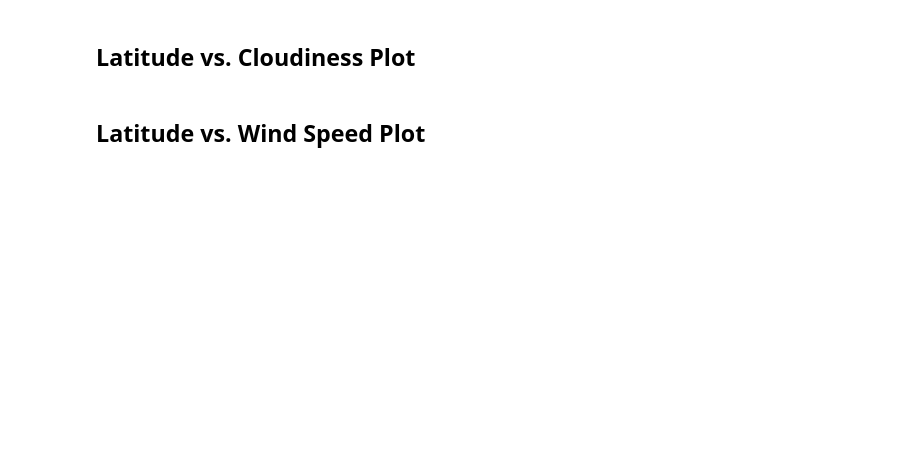
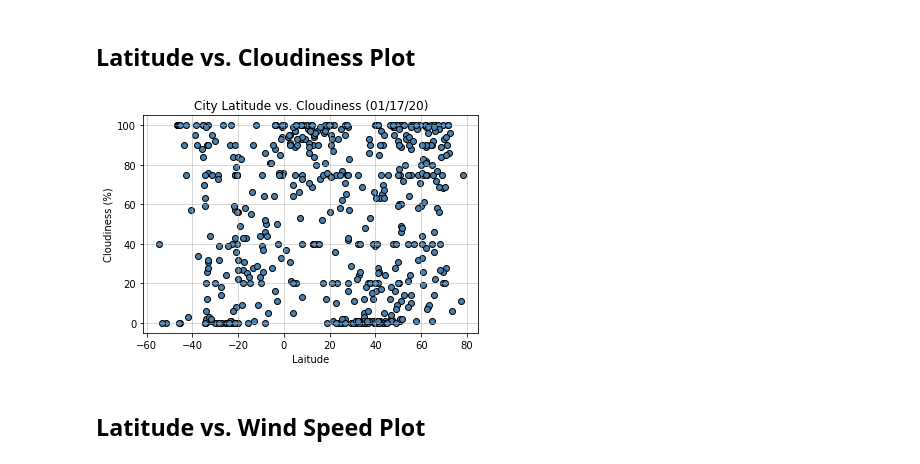
Before and after one commit to trevf002/python-api-challenge, a Jupyter notebook: WeatherPy/WeatherPy.ipynb, the cells around one changed output. Saved outputs shown, nothing was run; the diff lists cells and outputs as text; code cells hidden in the pictures; blank space fills up the shorter version.

```diff
--- a/WeatherPy/WeatherPy.ipynb
+++ b/WeatherPy/WeatherPy.ipynb
@@ -231,29 +200,16 @@ fig
 # %% [markdown]
 ## Latitude vs. Cloudiness Plot
 # %%
-
-# Create Latitude vs. Cloudiness Plot scatter plot
-plt.scatter(weather_list["Lat_List"], weather_list["cloudiness"], facecolor = "steelblue", edgecolor = "black")
-
-# Set title
+# Latitude vs Cloudiness
+plt.scatter(city_df["Lat_List"], city_df["cloudiness"], facecolor = "steelblue", edgecolor = "black")
 plt.title("City Latitude vs. Cloudiness (01/17/20)")
-
-# Set x axis label
 plt.xlabel("Laitude")
-
-# Set y axis label
 plt.ylabel("Cloudiness (%)")
-
-# Set y axis limit
 plt.ylim(-5,105)
-
-# Set grid line
 plt.grid(linestyle='-', linewidth=1, alpha = 0.5)
-
-# Save the plotted figure as .pngs
 plt.savefig("../Images/City Latitude vs Cloudiness.png")
-
-fig
+# %% [output]
+[figure, added]
 # %% [markdown]
 ## Latitude vs. Wind Speed Plot
 # %%
```
Also changed, not shown: parts of 20 cells of this notebook, 15 other files.
